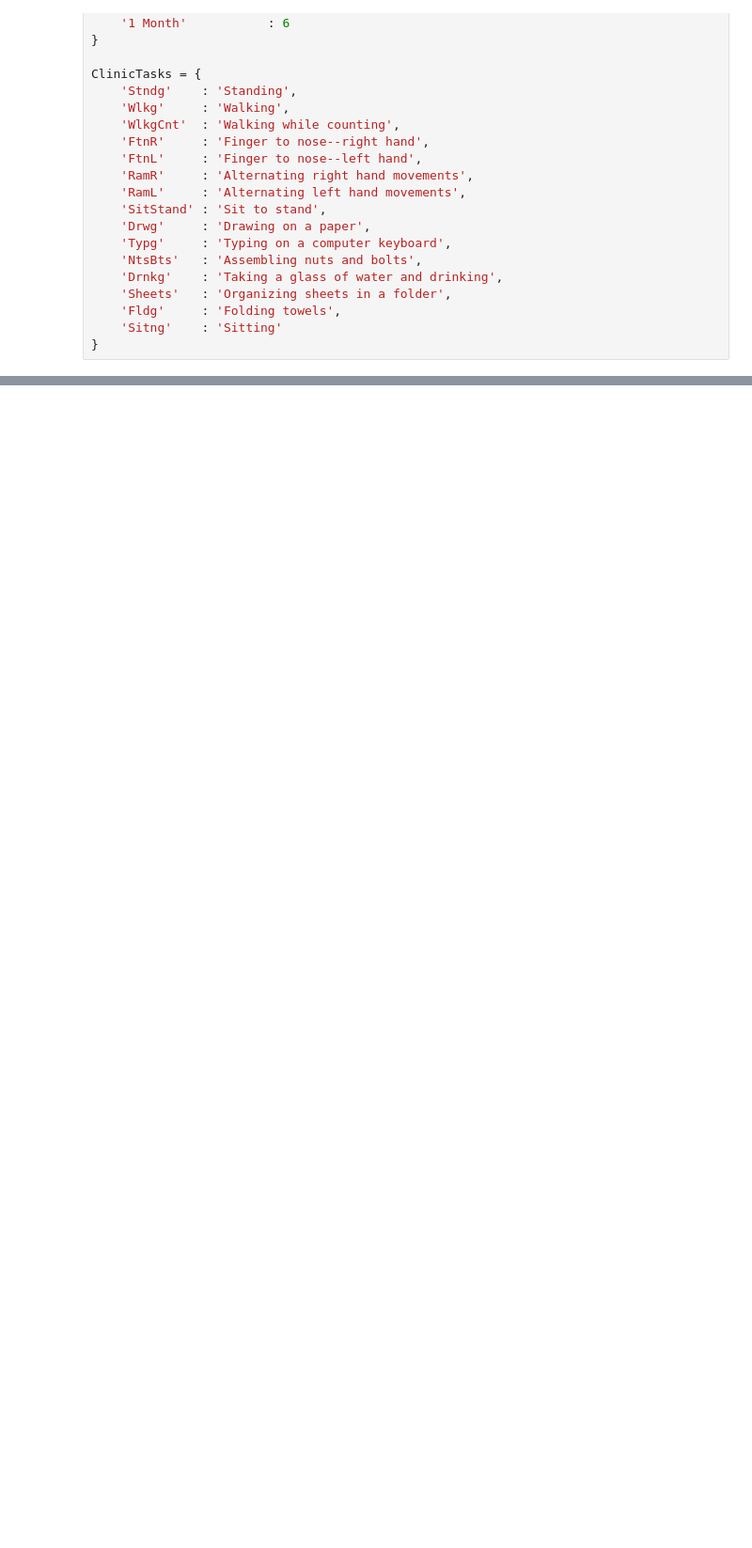
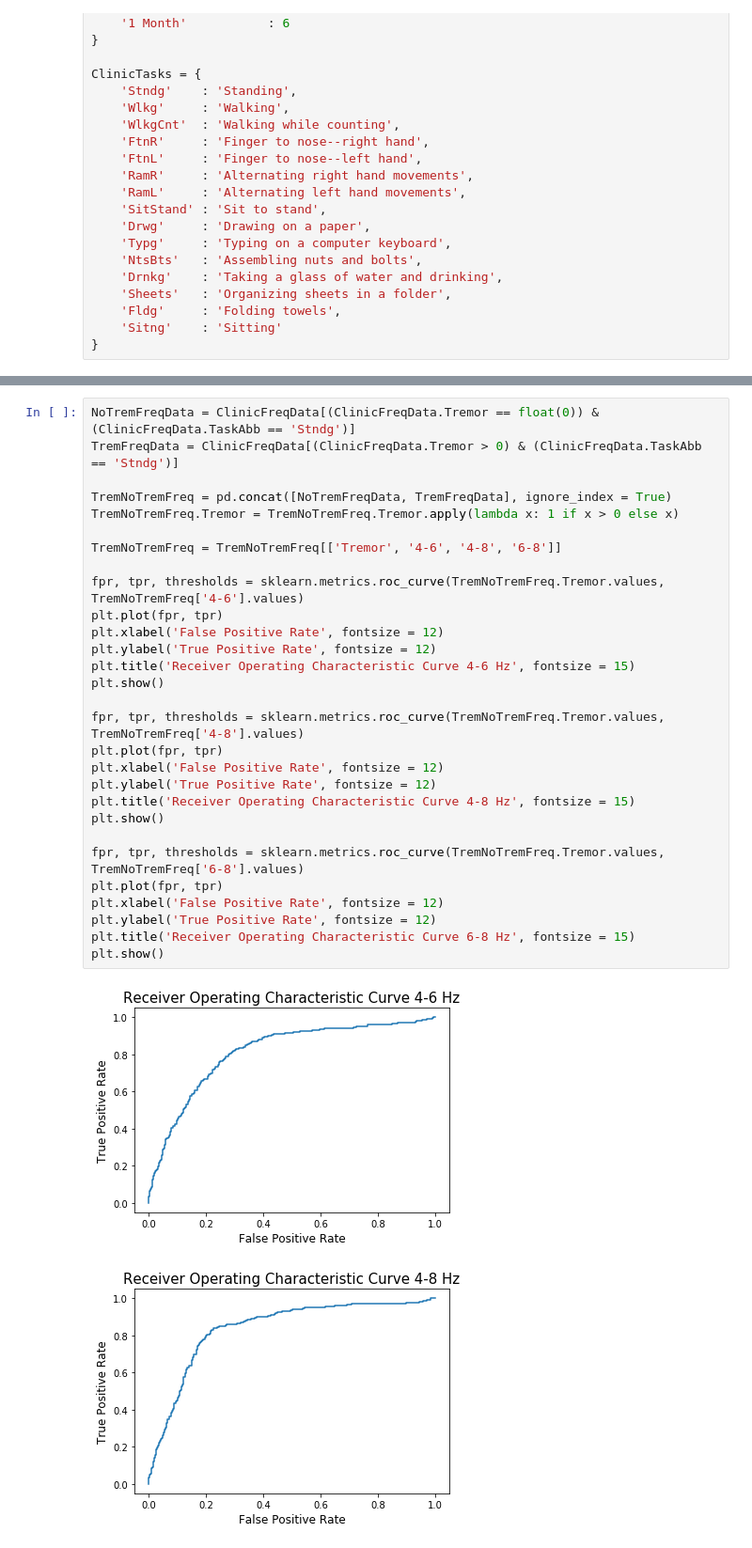
Before and after one commit to nshawen/CIS_PD, a Jupyter notebook: StandSitTremorFFTAnalysis.ipynb, the cells around one changed output, grey strips where cells are left out. Shown at 94% size. Cells and saved outputs as stored; diff of their text form; blank space fills up the shorter version.

```diff
--- a/StandSitTremorFFTAnalysis.ipynb
+++ b/StandSitTremorFFTAnalysis.ipynb
@@ -103,0 +197,32 @@ nan
+# %%
+NoTremFreqData = ClinicFreqData[(ClinicFreqData.Tremor == float(0)) & (ClinicFreqData.TaskAbb == 'Stndg')]
+TremFreqData = ClinicFreqData[(ClinicFreqData.Tremor > 0) & (ClinicFreqData.TaskAbb == 'Stndg')]
+
+TremNoTremFreq = pd.concat([NoTremFreqData, TremFreqData], ignore_index = True)
+TremNoTremFreq.Tremor = TremNoTremFreq.Tremor.apply(lambda x: 1 if x > 0 else x)
+
+TremNoTremFreq = TremNoTremFreq[['Tremor', '4-6', '4-8', '6-8']]
+
+fpr, tpr, thresholds = sklearn.metrics.roc_curve(TremNoTremFreq.Tremor.values, TremNoTremFreq['4-6'].values)
+plt.plot(fpr, tpr)
+plt.xlabel('False Positive Rate', fontsize = 12)
+plt.ylabel('True Positive Rate', fontsize = 12)
+plt.title('Receiver Operating Characteristic Curve 4-6 Hz', fontsize = 15)
+plt.show()
+
+fpr, tpr, thresholds = sklearn.metrics.roc_curve(TremNoTremFreq.Tremor.values, TremNoTremFreq['4-8'].values)
+plt.plot(fpr, tpr)
+plt.xlabel('False Positive Rate', fontsize = 12)
+plt.ylabel('True Positive Rate', fontsize = 12)
+plt.title('Receiver Operating Characteristic Curve 4-8 Hz', fontsize = 15)
+plt.show()
+
+fpr, tpr, thresholds = sklearn.metrics.roc_curve(TremNoTremFreq.Tremor.values, TremNoTremFreq['6-8'].values)
+plt.plot(fpr, tpr)
+plt.xlabel('False Positive Rate', fontsize = 12)
+plt.ylabel('True Positive Rate', fontsize = 12)
+plt.title('Receiver Operating Characteristic Curve 6-8 Hz', fontsize = 15)
+plt.show()
+# %% [output]
+[figure, added]
+[figure, added]
```
Also changed, not shown: parts of 16 cells of this notebook.
